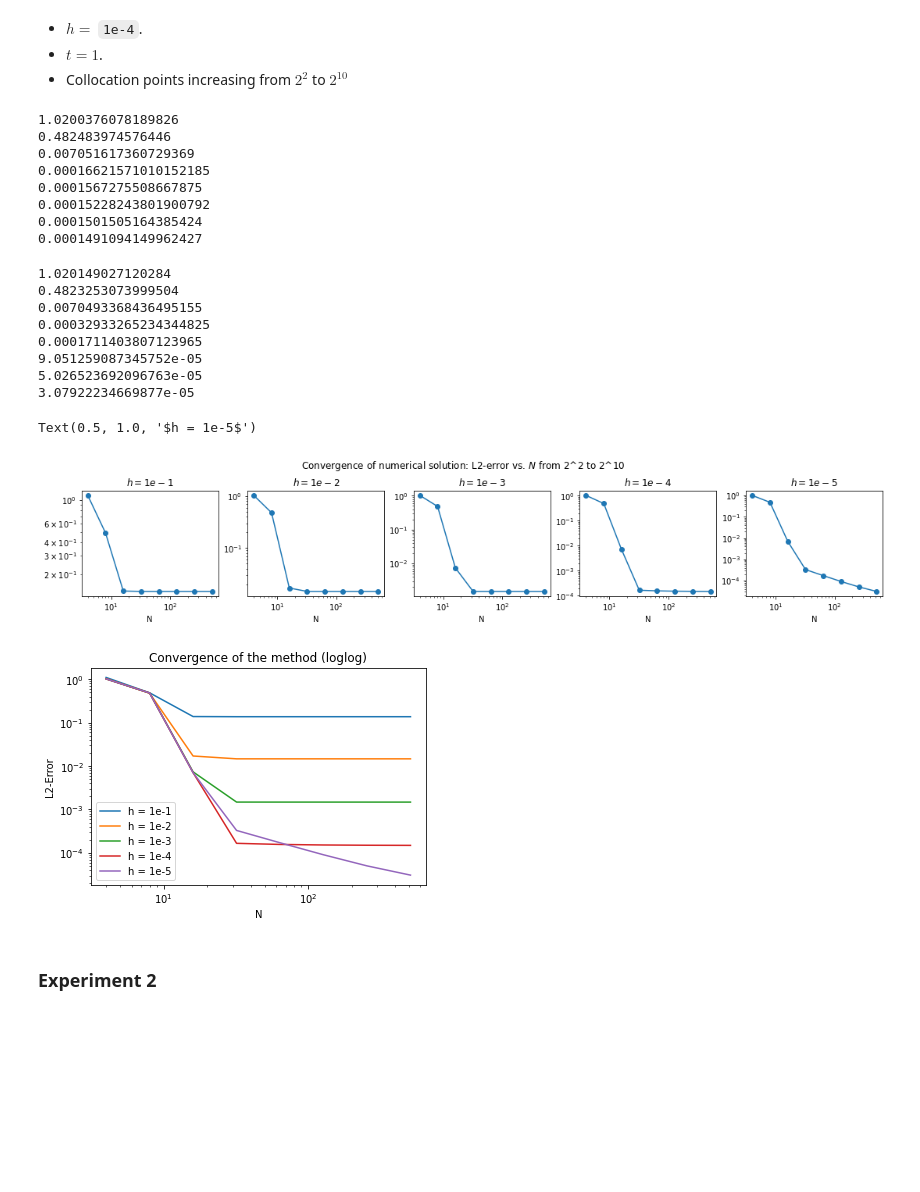
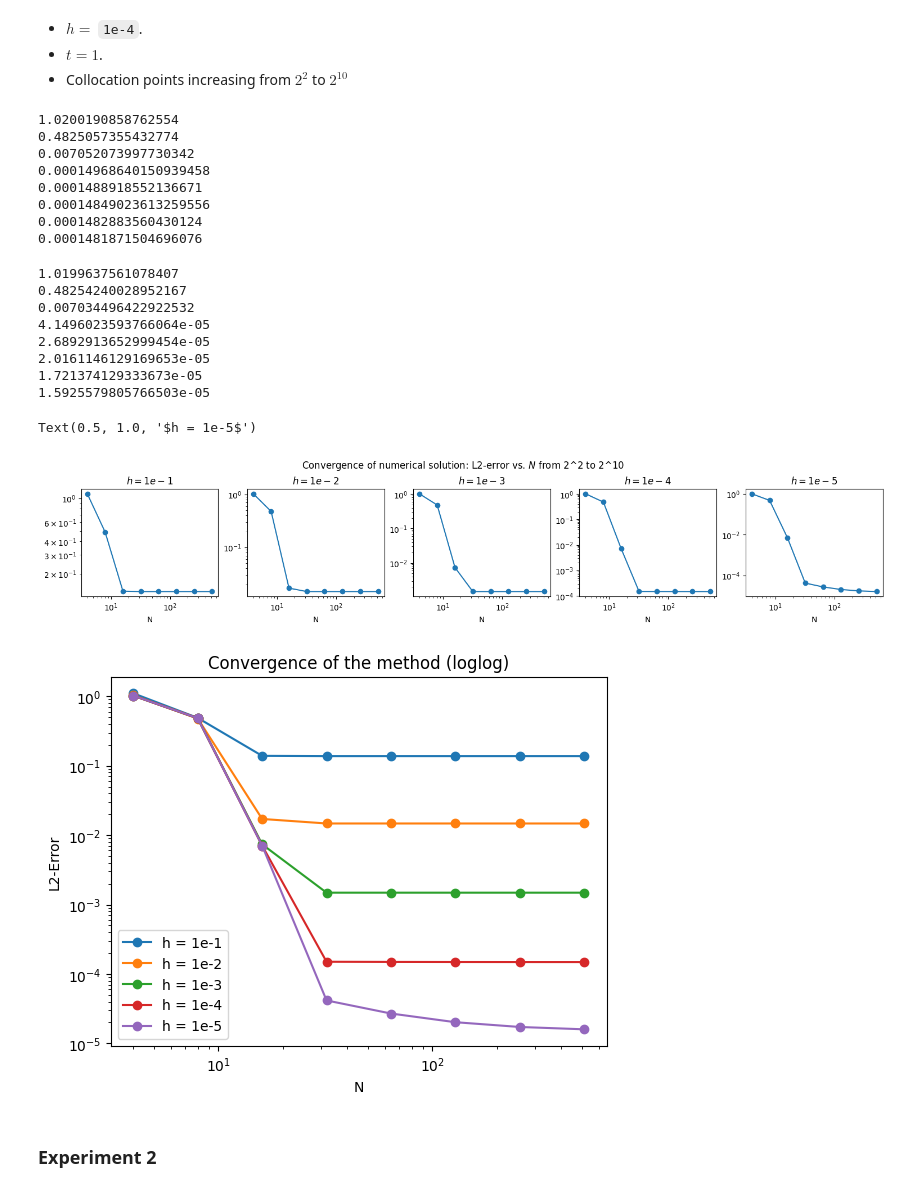
Before and after one commit to jfelipeosorio/kinetick, a Jupyter notebook: pdes/transport1d_cf.ipynb, the cells around one changed output. Saved outputs shown, nothing was run; the diff lists cells and outputs as text; code cells hidden in the pictures; blank space fills up the shorter version.

Commit message:
transport 1d working with smaller nugget

```diff
--- a/pdes/transport1d_cf.ipynb
+++ b/pdes/transport1d_cf.ipynb
@@ -119,7 +120,9 @@ k_param = 0.5
 # Wave speed
 c = 1
 # Time step
-h = 1e-5
+h = 1e-3
+# Nugget
+nugget = 1e-6
 # %% [markdown]
 Build `Kphiphi`
 # %%
@@ -132,7 +135,7 @@ y_prev = jnp.concatenate((u0,np.zeros((len(Xboundary)),)))
 Compute $K(\varphi,\varphi)^{-1}y_{\text{prev}}$
 # %%
 R = jnp.diag(jnp.diag(Kphiphi))
-sol = jnp.linalg.solve(Kphiphi + 1e-6*R,y_prev)
+sol = jnp.linalg.solve(Kphiphi + nugget*R,y_prev)
 # %% [markdown]
 Get `K(Xtest,Xfull)`
 # %%
@@ -167,7 +170,7 @@ steps = int(t//h)
 uprev = u0
 for _ in range(steps):
     y_prev = jnp.concatenate((uprev,np.zeros((len(Xboundary)),)))
-    sol = jnp.linalg.solve(Kphiphi + 1e-8*R,y_prev)
+    sol = jnp.linalg.solve(Kphiphi + nugget*R,y_prev)
     u_next = np.dot(Kphi.T,sol)
     # update
     uprev = u_next[1:-1]
@@ -189,7 +192,7 @@ plt.show()
 # %% [markdown]
 ## Convergence
 # %%
-nugget = 1e-8
+nugget = 1e-9
 # %% [markdown]
 ### Experiment 1
 # %% [markdown]
@@ -432,14 +435,14 @@ for n in range(2,10):
     # Print L2 norm per iteration
     print(trap(f,delta))
 # %% [output]
-1.0200376078189826
-0.482483974576446
-0.007051617360729369
-0.00016621571010152185
-0.0001567275508667875
-0.00015228243801900792
-0.0001501505164385424
-0.0001491094149962427
+1.0200190858762554
+0.4825057355432774
+0.007052073997730342
+0.00014968640150939458
+0.0001488918552136671
+0.00014849023613259556
+0.0001482883560430124
+0.0001481871504696076
 # %%
 # Experiment 1.5 - L2-norms
 L2_norms_5 = []
@@ -490,14 +493,14 @@ for n in range(2,10):
     # Print L2 norm per iteration
     print(trap(f,delta))
 # %% [output]
-1.020149027120284
-0.4823253073999504
-0.0070493368436495155
-0.00032933265234344825
-0.0001711403807123965
-9.051259087345752e-05
-5.026523692096763e-05
-3.07922234669877e-05
+1.0199637561078407
+0.48254240028952167
+0.007034496422922532
+4.1496023593766064e-05
+2.6892913652999454e-05
+2.0161146129169653e-05
+1.721374129333673e-05
+1.5925579805766503e-05
 # %%
 # Different plots
 fig, axs = plt.subplots(nrows = 1, ncols=5 , figsize = (15,3),constrained_layout=True)
@@ -519,21 +522,21 @@ axs[4].set_xlabel('N')
 axs[4].set_title('$h = 1e-5$')
 # %% [output]
 Text(0.5, 1.0, '$h = 1e-5$')
-[figure, old version]
+[figure, new version]
 # %%
 # One plot
-plt.loglog(xrange,L2_norms_1,label = 'h = 1e-1')
-plt.loglog(xrange,L2_norms_2,label = 'h = 1e-2')
-plt.loglog(xrange,L2_norms_3,label = 'h = 1e-3')
-plt.loglog(xrange,L2_norms_4,label = 'h = 1e-4')
-plt.loglog(xrange,L2_norms_5,label = 'h = 1e-5')
+plt.loglog(xrange,L2_norms_1,label = 'h = 1e-1', marker = 'o')
+plt.loglog(xrange,L2_norms_2,label = 'h = 1e-2', marker = 'o')
+plt.loglog(xrange,L2_norms_3,label = 'h = 1e-3', marker = 'o')
+plt.loglog(xrange,L2_norms_4,label = 'h = 1e-4', marker = 'o')
+plt.loglog(xrange,L2_norms_5,label = 'h = 1e-5', marker = 'o')
 plt.xlabel('N')
 plt.ylabel('L2-Error')
 plt.legend()
 plt.title('Convergence of the method (loglog)')
 plt.show()
 # %% [output]
-[figure, old version]
+[figure, new version]
 # %% [markdown]
 ### Experiment 2
 # %% [markdown]
```
Also changed, not shown: parts of 15 cells of this notebook.
